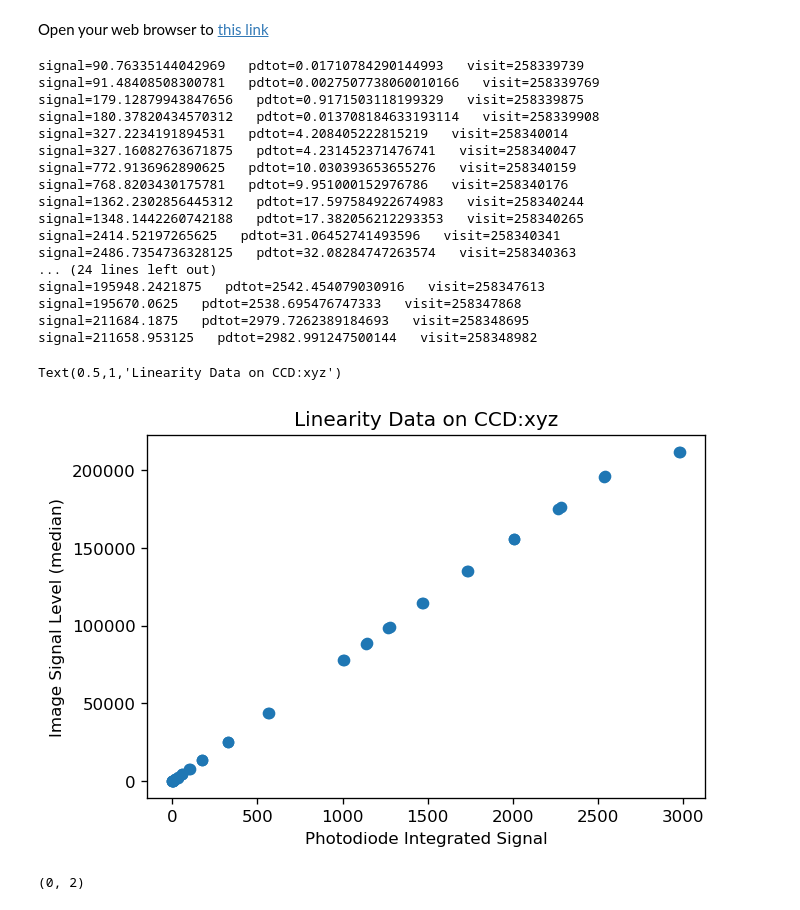
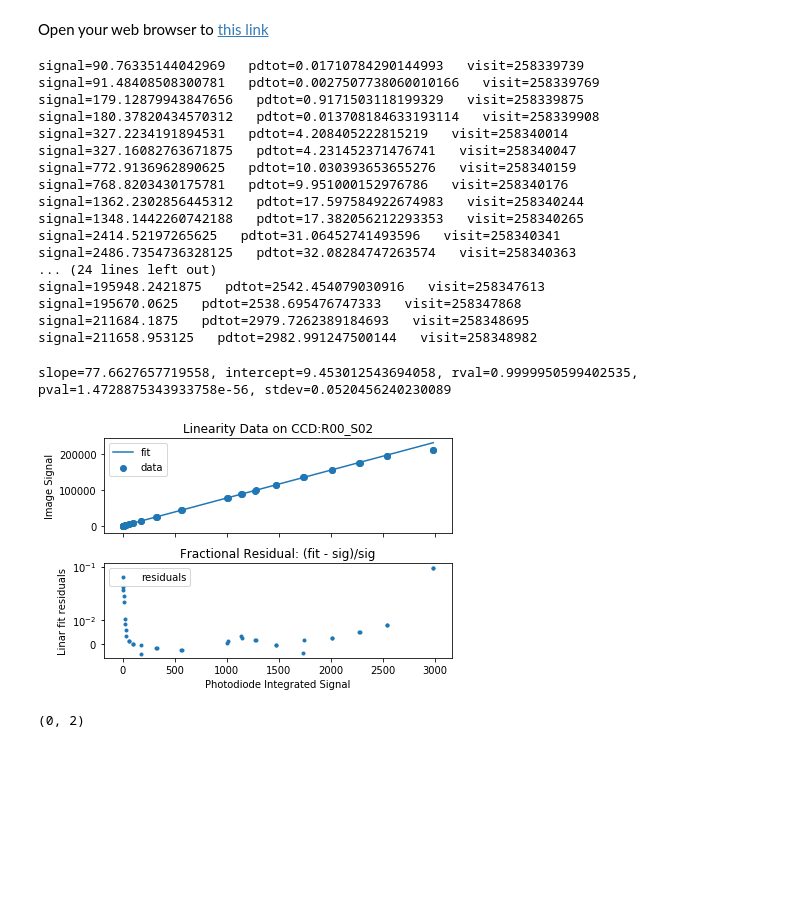
Before and after one commit to lsst/bootcamp-work, a Jupyter notebook: isr_exploration/linearity.ipynb, the cells around one changed output. Cells and saved outputs as stored; diff of their text form; code cells hidden in the pictures; blank space fills up the shorter version.

Commit message:
Updated and final linearity notebook

```diff
--- a/isr_exploration/linearity.ipynb
+++ b/isr_exploration/linearity.ipynb
@@ -66,7 +67,7 @@ signal = []
 pdtot = []
 
 i = 1
-for visit1, visit2 in zip(visits[::4], visits[1::4]): # loop over pairs of images
+for visit1, visit2 in zip(visits[::2], visits[1::2]): # loop over pairs of images
     # Get ISR data for first image
     dId = {'visit': visit1, 'detector': 2}
     raw1 = butler.get('raw', **dId)
@@ -86,7 +87,7 @@ for visit1, visit2 in zip(visits[::4], visits[1::4]): # loop over pairs of image
     result1 = isr.run(raw1, bias=bias1)
     result2 = isr.run(raw2, bias=bias2)
 
-    # get photoDiode reading for each visit
+    # get detector and amp
     detector = result1.exposure.getDetector()
     amp = detector[3]
 
@@ -95,6 +96,7 @@ for visit1, visit2 in zip(visits[::4], visits[1::4]): # loop over pairs of image
     sub_im2 = result2.exposure.maskedImage[amp.getBBox()]
     #arr2 = sub_im2.getImage().getArray()
 
+    # get integrated photodiode signal for each image
     pdtot1 = -time1*raw1.getMetadata().getScalar('MONDIODE')
     pdtot2 = -time2*raw2.getMetadata().getScalar('MONDIODE')
 
@@ -115,21 +117,13 @@ for visit1, visit2 in zip(visits[::4], visits[1::4]): # loop over pairs of image
     stats = afwMath.makeStatistics(stat2_im, afwMath.MEDIAN)
     stat2 = stats.getValue(afwMath.MEDIAN)
 
-    # print("signal={}   pdtot={}   visit={}".format(stat1, pdtot1, visit1))
-    # print("signal={}   pdtot={}   visit={}".format(stat2, pdtot2, visit2))
+    print("signal={}   pdtot={}   visit={}".format(stat1, pdtot1, visit1))
+    print("signal={}   pdtot={}   visit={}".format(stat2, pdtot2, visit2))
 
     signal.append(stat1)
     signal.append(stat2)
     pdtot.append(pdtot1)
     pdtot.append(pdtot2)
-
-# print("visit %i,%i -- %i of %i -- gain=%f, exposure time(s)=%f"%(visit1, visit2, i, len(visits)/2, gain[visit1], exp_time[visit1], ))
-# i += 1
-plt.scatter(pdtot, signal, label="none")
-plt.xlabel('Photodiode Integrated Signal')
-plt.ylabel('Image Signal Level (median)')
-plt.title("Linearity Data on CCD:{}".format("xyz"))
-# plt.legend(loc='best')
 # %% [output]
 signal=90.76335144042969   pdtot=0.01710784290144993   visit=258339739
 signal=91.48408508300781   pdtot=0.0027507738060010166   visit=258339769
@@ -148,8 +142,42 @@ signal=195948.2421875   pdtot=2542.454079030916   visit=258347613
 signal=195670.0625   pdtot=2538.695476747333   visit=258347868
 signal=211684.1875   pdtot=2979.7262389184693   visit=258348695
 signal=211658.953125   pdtot=2982.991247500144   visit=258348982
-Text(0.5,1,'Linearity Data on CCD:xyz')
-[figure, removed]
+# %%
+# set up axes
+fig, axes = plt.subplots(2, 1, sharex=True)
+# do a linear fit to the data first cutting on value to limit on low and high end
+pdarr = numpy.array(pdtot)
+sigarr = numpy.array(signal)
+limit_low = 1000
+limit_high = 150000
+slope, intercept, rval, pval, stdev = scistats.linregress(
+    pdarr[(limit_low < sigarr) & (sigarr < limit_high)],
+    sigarr[(limit_low <  sigarr) & (sigarr < limit_high)])
+
+print("slope={}, intercept={}, rval={}, pval={}, stdev={}".format(
+      slope, intercept, rval, pval, stdev))
+
+# make points to plot for the line
+fitarr = pdarr * slope + intercept
+axes[0].plot(pdarr, fitarr, label='fit')
+axes[0].scatter(pdarr, sigarr, label="data")
+# axes[0].set_xlabel('Photodiode Integrated Signal')
+axes[0].set_ylabel('Image Signal')
+axes[0].set_title("Linearity Data on CCD:{}".format(detector.getName()))
+axes[0].legend(loc='best')
+
+# now plot residuals
+resarr = (fitarr - sigarr) / sigarr
+axes[1].plot(pdarr[pdarr > 4], resarr[pdarr > 4], '.', label='residuals')
+axes[1].set_yscale('symlog', linthreshy=0.02)
+axes[1].set_xlabel('Photodiode Integrated Signal')
+axes[1].set_ylabel('Linar fit residuals')
+axes[1].set_title("Fractional Residual: (fit - sig)/sig")
+axes[1].legend(loc='best')
+fig.tight_layout()
+# %% [output]
+slope=77.6627657719558, intercept=9.453012543694058, rval=0.9999950599402535, pval=1.4728875343933758e-56, stdev=0.0520456240230089
+[figure, added]
 # %%
 afw_display.mtv(sub_im1) # display an example image
 # %%
```
Also changed, not shown: parts of 1 cell of this notebook.
